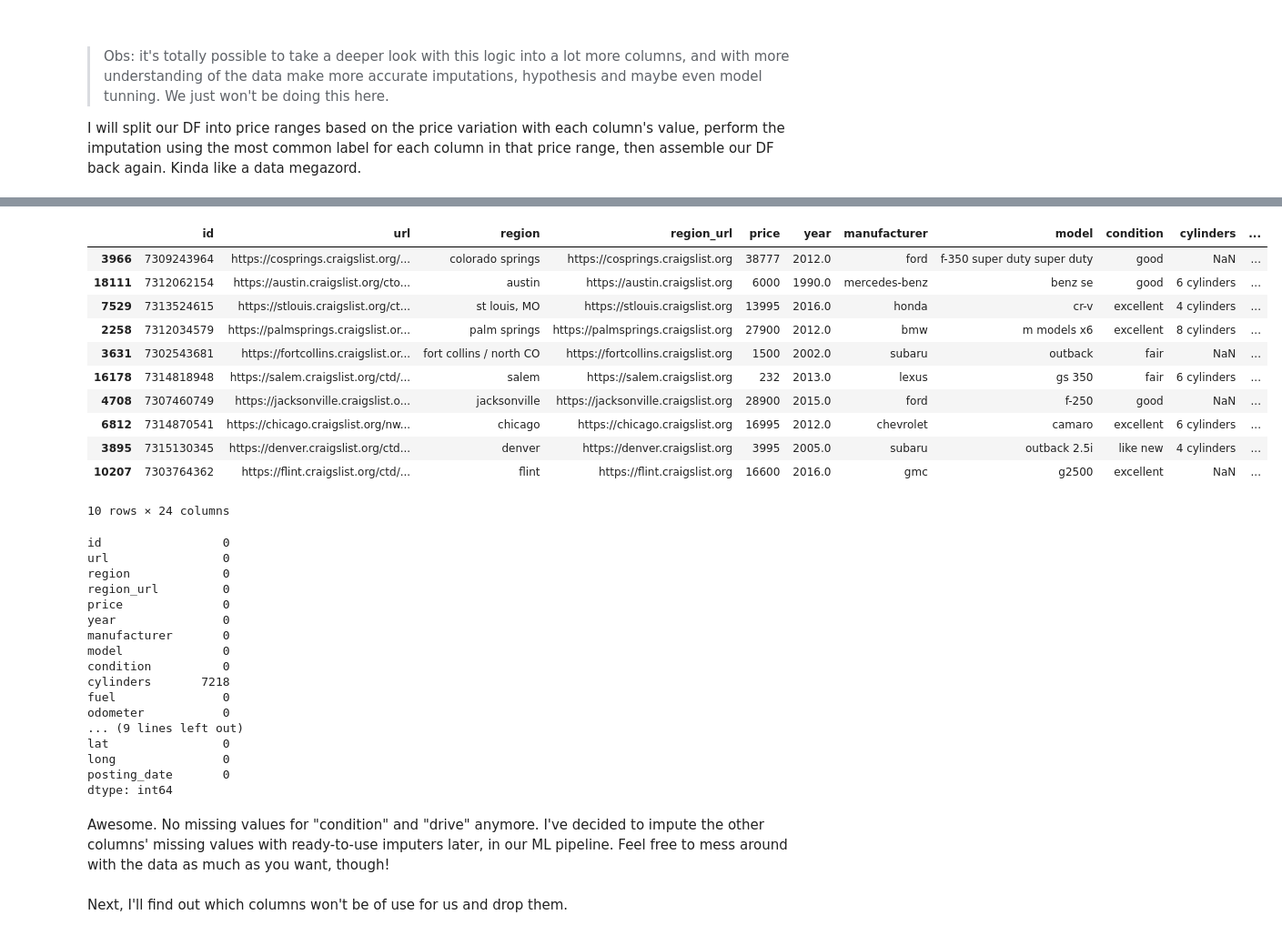
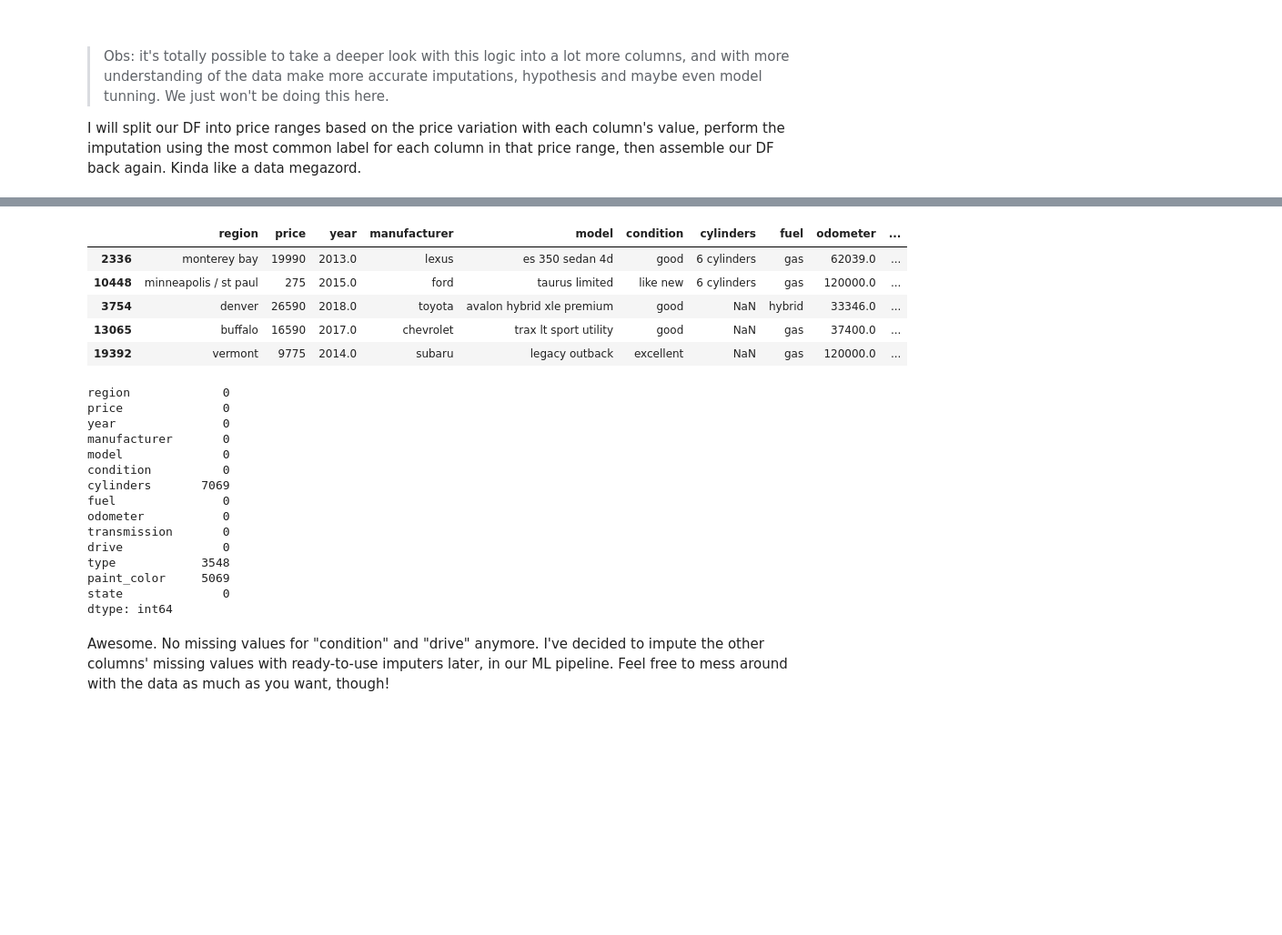
Before and after one commit to guicttram/used-cars-price-prediction, a Jupyter notebook: Price Prediction.ipynb, the cells around one changed output, grey strips where cells are left out. Shown at 91% size. Drawn from its saved outputs; the diff is of its cells as text; code cells hidden in the pictures; blank space fills up the shorter version.

```diff
--- a/Price Prediction.ipynb
+++ b/Price Prediction.ipynb
@@ -83,0 +80,6 @@ Now we will perform an exploratory data analysis (EDA) process, in order to bett
+# %%
+cols_to_delete = [
+    'id', 'url', 'region_url', 'title_status', 'VIN',
+    'image_url', 'description', 'posting_date', 'lat', 'long'
+]
+df = df.drop(cols_to_delete, axis=1)
@@ -200,2 +174,0 @@ Higher threshold:  57507.5
-# %%
-df = df[(df['price'] >= lower_threshold) & (df['price'] <= higher_threshold)]
@@ -201,0 +195,7 @@ df = df[(df['price'] >= lower_threshold) & (df['price'] <= higher_threshold)]
+# %%
+from functions import remove_outliers
+
+for column in df.columns:
+    if df[column].dtype in ['int64', 'float64']:
+        df = remove_outliers(df, column)
+        print('------------------------------------------------\n')
@@ -253,47 +261,38 @@ df.condition.isna().sum()
 # %%
 df_drive = [
     df[df.price <= 17000],
     df[df.price > 17000]
 ]
 
 for dataframe in df_drive:
     dataframe['drive'] = dataframe['drive'].fillna(dataframe['drive'].mode()[0])
 
 df = pd.concat(df_drive)
-df.sample(10)
+df.sample(5)
 # %% [output]
-|  | id | url | region | region_url | price | year | manufacturer | model | condition | cylinders | ... |
-| 3966 | 7309243964 | https://cosprings.craigslist.org/... | colorado springs | https://cosprings.craigslist.org | 38777 | 2012.0 | ford | f-350 super duty super duty | good | NaN | ... |
-| 18111 | 7312062154 | https://austin.craigslist.org/cto... | austin | https://austin.craigslist.org | 6000 | 1990.0 | mercedes-benz | benz se | good | 6 cylinders | ... |
-| 7529 | 7313524615 | https://stlouis.craigslist.org/ct... | st louis, MO | https://stlouis.craigslist.org | 13995 | 2016.0 | honda | cr-v | excellent | 4 cylinders | ... |
-| 2258 | 7312034579 | https://palmsprings.craigslist.or... | palm springs | https://palmsprings.craigslist.org | 27900 | 2012.0 | bmw | m models x6 | excellent | 8 cylinders | ... |
-| 3631 | 7302543681 | https://fortcollins.craigslist.or... | fort collins / north CO | https://fortcollins.craigslist.org | 1500 | 2002.0 | subaru | outback | fair | NaN | ... |
-| 16178 | 7314818948 | https://salem.craigslist.org/ctd/... | salem | https://salem.craigslist.org | 232 | 2013.0 | lexus | gs 350 | fair | 6 cylinders | ... |
-| 4708 | 7307460749 | https://jacksonville.craigslist.o... | jacksonville | https://jacksonville.craigslist.org | 28900 | 2015.0 | ford | f-250 | good | NaN | ... |
-| 6812 | 7314870541 | https://chicago.craigslist.org/nw... | chicago | https://chicago.craigslist.org | 16995 | 2012.0 | chevrolet | camaro | excellent | 6 cylinders | ... |
-| 3895 | 7315130345 | https://denver.craigslist.org/ctd... | denver | https://denver.craigslist.org | 3995 | 2005.0 | subaru | outback 2.5i | like new | 4 cylinders | ... |
-| 10207 | 7303764362 | https://flint.craigslist.org/ctd/... | flint | https://flint.craigslist.org | 16600 | 2016.0 | gmc | g2500 | excellent | NaN | ... |
+|  | region | price | year | manufacturer | model | condition | cylinders | fuel | odometer | ... |
+| 2336 | monterey bay | 19990 | 2013.0 | lexus | es 350 sedan 4d | good | 6 cylinders | gas | 62039.0 | ... |
+| 10448 | minneapolis / st paul | 275 | 2015.0 | ford | taurus limited | like new | 6 cylinders | gas | 120000.0 | ... |
+| 3754 | denver | 26590 | 2018.0 | toyota | avalon hybrid xle premium | good | NaN | hybrid | 33346.0 | ... |
+| 13065 | buffalo | 16590 | 2017.0 | chevrolet | trax lt sport utility | good | NaN | gas | 37400.0 | ... |
+| 19392 | vermont | 9775 | 2014.0 | subaru | legacy outback | excellent | NaN | gas | 120000.0 | ... |
-10 rows × 24 columns
 # %%
 df.isna().sum()
 # %% [output]
-id                 0
-url                0
 region             0
-region_url         0
 price              0
 year               0
 manufacturer       0
 model              0
 condition          0
-cylinders       7218
+cylinders       7069
 fuel               0
 odometer           0
-... (9 lines left out)
-lat                0
-long               0
-posting_date       0
+transmission       0
+drive              0
+type            3548
+paint_color     5069
+state              0
 dtype: int64
 # %% [markdown]
 Awesome. No missing values for "condition" and "drive" anymore. I've decided to impute the other columns' missing values with ready-to-use imputers later, in our ML pipeline. Feel free to mess around with the data as much as you want, though!<br><br>
-Next, I'll find out which columns won't be of use for us and drop them.
```
Also changed, not shown: parts of 29 cells of this notebook, 1 other file.
